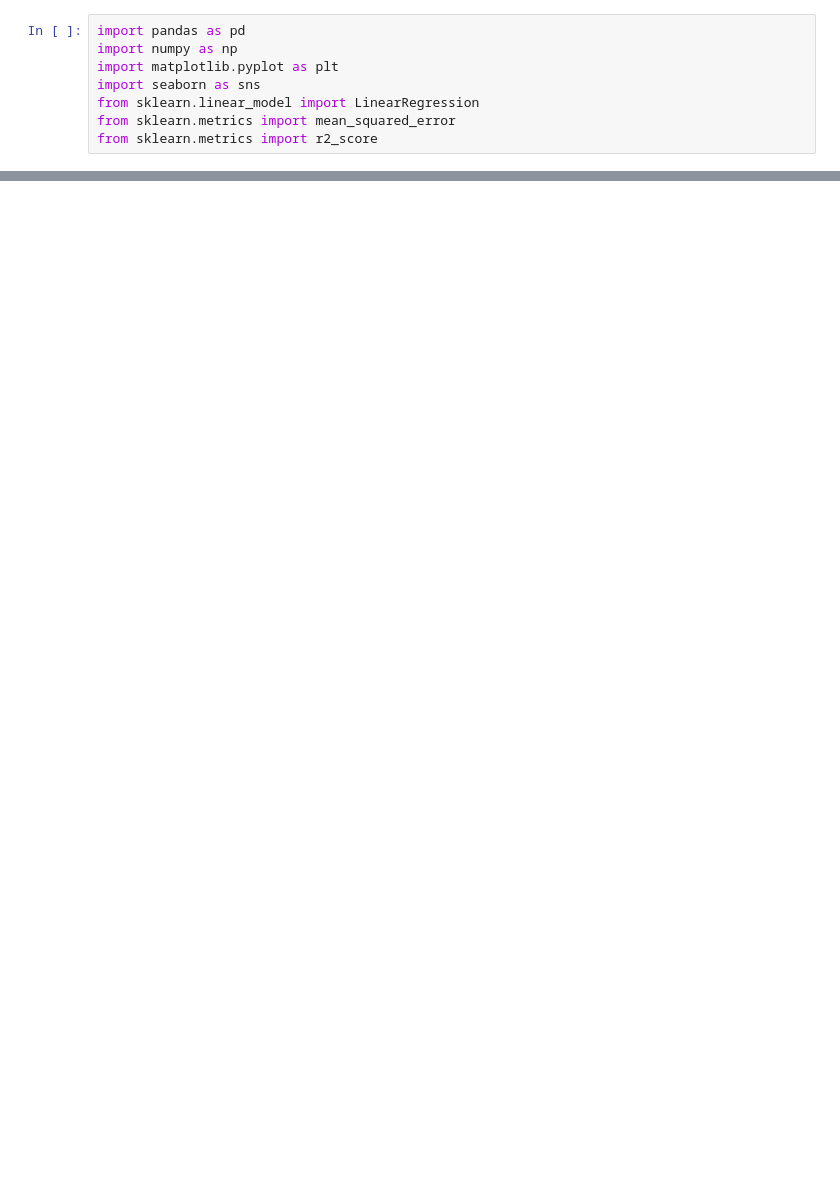
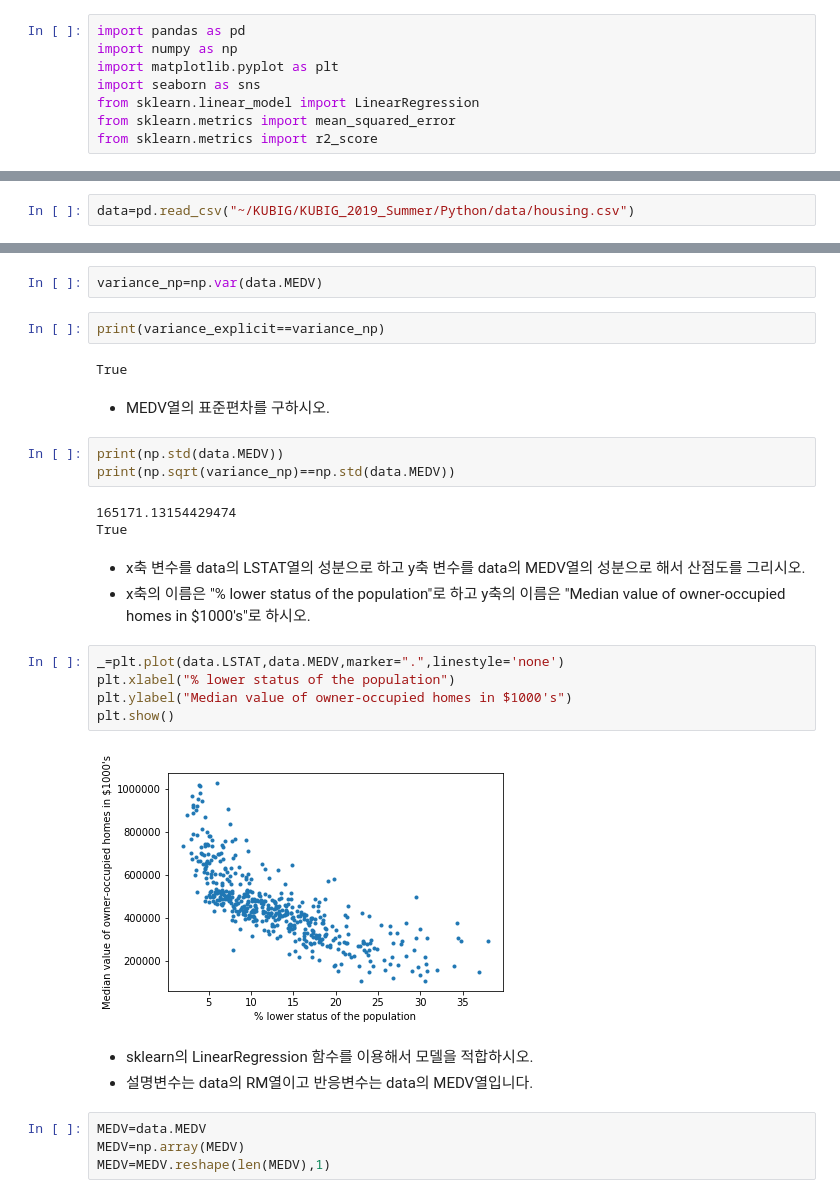
Before and after one commit to KU-BIG/KUBIG_2019_Summer, a Jupyter notebook: Python/answer_10.ipynb, the cells around one changed output, grey strips where cells are left out. Cells and saved outputs as stored; diff of their text form; blank space fills up the shorter version.

```diff
--- a/Python/answer_10.ipynb
+++ b/Python/answer_10.ipynb
@@ -128,0 +13,2 @@ r2_score(MEDV,model.predict(LSTAT))
+# %%
+data=pd.read_csv("~/KUBIG/KUBIG_2019_Summer/Python/data/housing.csv")
@@ -128,0 +54,31 @@ r2_score(MEDV,model.predict(LSTAT))
+# %%
+variance_np=np.var(data.MEDV)
+# %%
+print(variance_explicit==variance_np)
+# %% [output]
+True
+# %% [markdown]
+- MEDV열의 표준편차를 구하시오.
+# %%
+print(np.std(data.MEDV))
+print(np.sqrt(variance_np)==np.std(data.MEDV))
+# %% [output]
+165171.13154429474
+True
+# %% [markdown]
+- x축 변수를 data의 LSTAT열의 성분으로 하고 y축 변수를 data의 MEDV열의 성분으로 해서 산점도를 그리시오.
+- x축의 이름은 "% lower status of the population"로 하고 y축의 이름은 "Median value of owner-occupied homes in $1000's"로 하시오.
+# %%
+_=plt.plot(data.LSTAT,data.MEDV,marker=".",linestyle='none')
+plt.xlabel("% lower status of the population")
+plt.ylabel("Median value of owner-occupied homes in $1000's")
+plt.show()
+# %% [output]
+[figure, added]
+# %% [markdown]
+- sklearn의 LinearRegression 함수를 이용해서 모델을 적합하시오.
+- 설명변수는 data의 RM열이고 반응변수는 data의 MEDV열입니다.
+# %%
+MEDV=data.MEDV
+MEDV=np.array(MEDV)
+MEDV=MEDV.reshape(len(MEDV),1)
```
Also changed, not shown: parts of 74 cells of this notebook, 1 other file.
